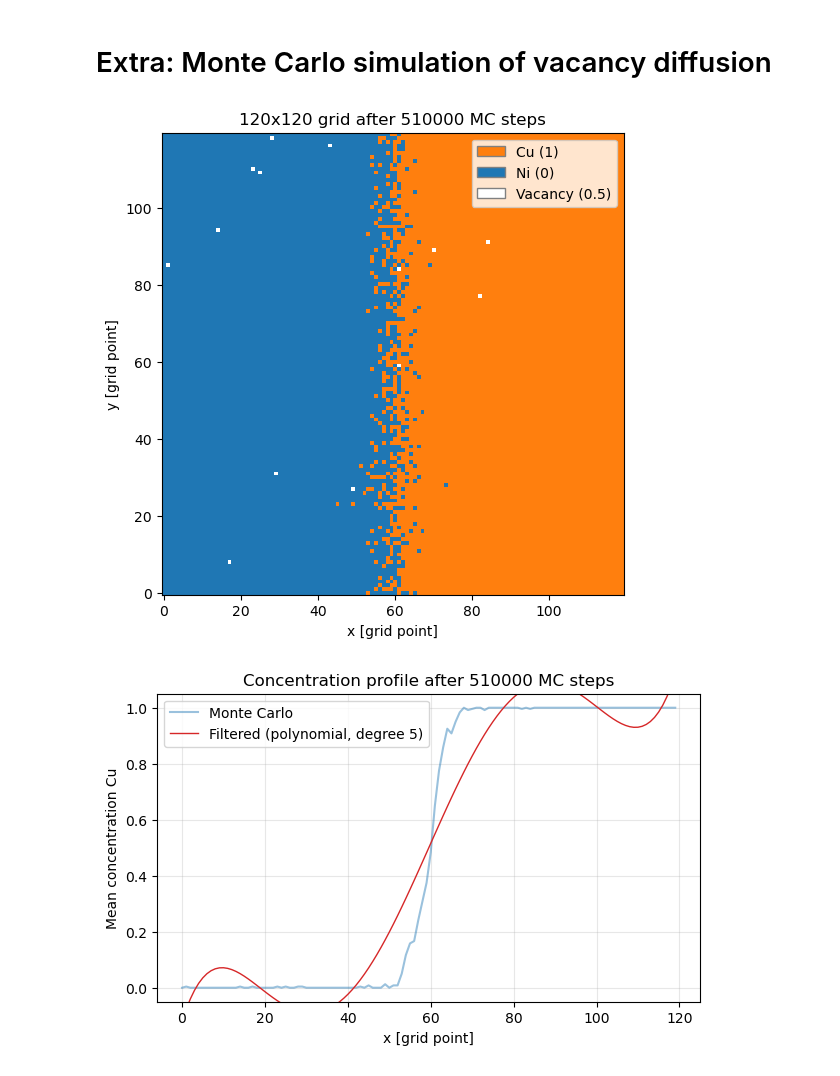
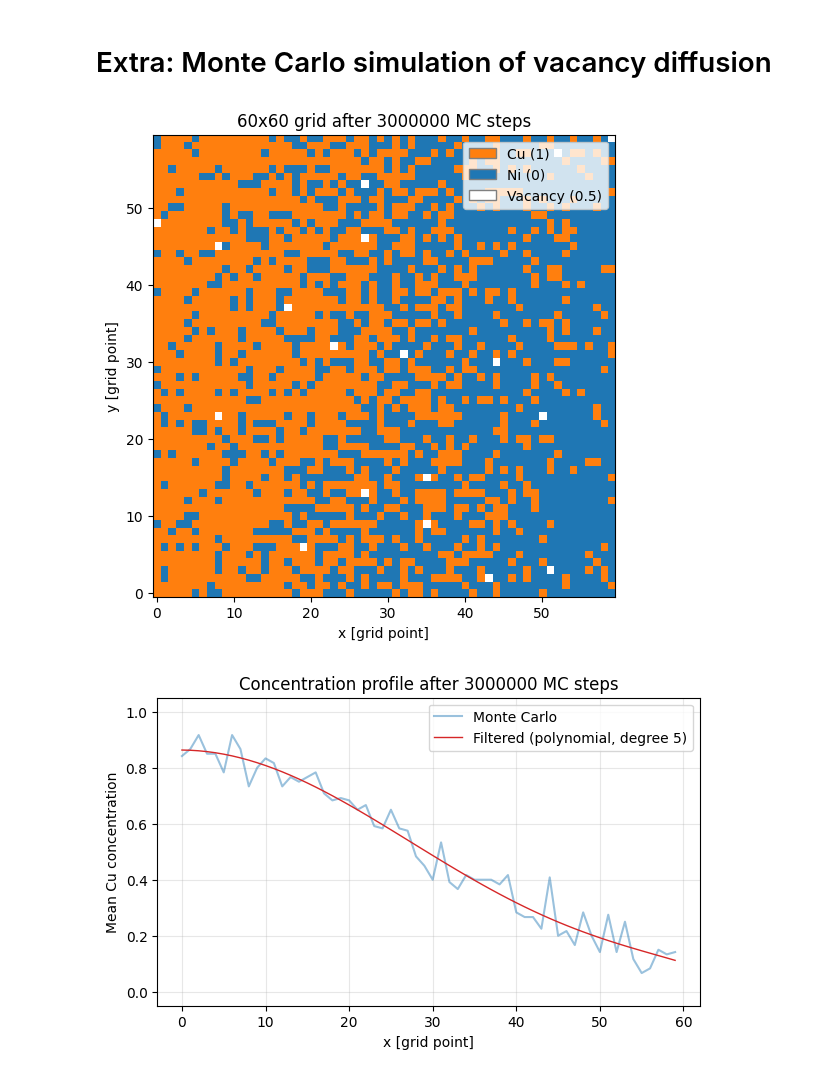
Before and after one commit to hedkjel/TMA4260-Project1, a Jupyter notebook: main.ipynb, the cells around one changed output. Saved outputs shown, nothing was run; the diff lists cells and outputs as text; code cells hidden in the pictures.

```diff
--- a/main.ipynb
+++ b/main.ipynb
@@ -347,14 +284,21 @@ plt.show()
 # %%
 #Defining variables to use later
-x_min = -1e-3   # m
-x_max = 1e-3    # m
-x_steps = 10
+x_min = -1
+x_max = 1
+x_steps = 120
 t_max = 30 # Hours
 t_max = t_max * 3600 # Convert to seconds
-t_steps = 10
+t_steps = 400
 
-D = Diff_coeff(T, D0_Cu, Q_Cu)   # Cu*  in Cu
-# D = Diff_coeff(T, D0_Ni, Q_Ni) # Ni*  in Ni
+R_kJ = 8.314e-3      # kJ/(mol*K)
+T = 1273          # K (1000 °C)
+
+D0_Cu, Q_Cu = 31, 200.3     # mm^2/s, kJ/mol
+D0_Ni, Q_Ni = 190, 279.7    # mm^2/s, kJ/mol
+
+D0_Cu = D0_Cu * np.exp(-Q_Cu / (R_kJ * T))   # Cu*  in Cu
+D0_Ni = D0_Ni * np.exp(-Q_Ni / (R_kJ * T)) # Ni*  in Ni
+D = D0_Cu
 # D = 10**-5
 # %%
 def setup(x_min=x_min, x_max=x_max, x_steps=x_steps, t_max=t_max, t_steps=t_steps, D=D):
@@ -363,7 +307,7 @@ def setup(x_min=x_min, x_max=x_max, x_steps=x_steps, t_max=t_max, t_steps=t_step
     C_matrix[0, :] = np.heaviside(x, 0.5)   # Using heaviside function to set the first row to 1 for x >= 0 and 0 for x < 0
     dx = (x_max - x_min) / (x_steps - 1)
     dt = t_max / (t_steps - 1)
-    r = [D * dt / dx**2]*t_steps
+    r = np.full((x_steps,), D * dt / dx**2)  # r is a vector of length x_steps with the same value D*dt/dx^2
     return C_matrix, dx, dt, r, x
 
 C_matrix, dx, dt, r, x = setup()
@@ -714,16 +941,16 @@ print(main2())
 # Monte Carlo approach to find Fick's first law through vacancies
 
 #----------- Parameters -----------------
-x_grid = 120
-y_grid = 120
-MC_steps = 0.51e6
-vacancy_volume = 0.1 # percent
+x_grid = 60
+y_grid = 60
+MC_steps = 1e6*3
+vacancy_volume = 0.5 # percent
 
 MC_steps = int(MC_steps)
 vacancy_volume = vacancy_volume/100
 
 Grid = np.zeros((x_grid, y_grid))
-Grid[len(Grid)//2:,:] = 1
+Grid[:len(Grid)//2,:] = 1
 n_vacancies = int(vacancy_volume * x_grid * y_grid)
 for i in range(n_vacancies):
     x = np.random.randint(0, x_grid)
@@ -750,43 +977,40 @@ def Monte_carlo_diff(Grid, MC):
         if neighbour != 0.5:                 # the neighbour is an atom (Cu or Ni), not another vacancy
             Grid[x, y] = neighbour           # the atom moves into where the vacancy was
             Grid[x + dx, y + dy] = 0.5       # the vacancy ends up where the atom was
-            vacancies[inx] = [x + dx, y + dy]  # updates the position of the vacancy
+            vacancies[inx] = [x + dx, y + dy]  # update the position of the vacancy
     return Grid
 
 Grid = Monte_carlo_diff(Grid, MC_steps)
 
 # ---------------------- Plotting ----------------------
-from matplotlib.colors import ListedColormap, BoundaryNorm
-from matplotlib.patches import Patch
-
 colors = ListedColormap(['tab:blue', 'white', 'tab:orange'])
 norm = BoundaryNorm([-0.25, 0.25, 0.75, 1.25], colors.N)
 plt.figure(figsize=(6, 6))
 plt.imshow(Grid.T, cmap=colors, norm=norm, origin='lower', interpolation='nearest')
 plt.xlabel('x [grid point]')
 plt.ylabel('y [grid point]')
 plt.title(f'{x_grid}x{y_grid} grid after {MC_steps} MC steps')
 plt.legend(handles=[Patch(facecolor='tab:orange', edgecolor='grey', label='Cu (1)'),Patch(facecolor='tab:blue', edgecolor='grey', label='Ni (0)'),Patch(facecolor='white', edgecolor='grey', label='Vacancy (0.5)')],loc='upper right')
 plt.show()
 
 #------------- Mean concentration per x position --------
 # the mean over all y for each x, i.e. np.mean(Grid[i,:]) for i = 0..x_grid-1
 mean_profile = Grid.mean(axis=1)
 
 # Filtering: least-squares fit of one polynomial over the whole profile.
 degree = 5
 mean_smoothed = np.polyval(np.polyfit(np.arange(x_grid), mean_profile, degree), np.arange(x_grid))
 
 plt.figure(figsize=(7, 4))
 plt.plot(np.arange(x_grid), mean_profile, '-', ms=3, alpha=0.45, label='Monte Carlo')
 plt.plot(np.arange(x_grid), mean_smoothed, '-', lw=1, color='tab:red', label=f'Filtered (polynomial, degree {degree})')
 plt.xlabel('x [grid point]')
-plt.ylabel('Mean concentration Cu')
+plt.ylabel('Mean Cu concentration')
 plt.title(f'Concentration profile after {MC_steps} MC steps')
 plt.ylim(-0.05, 1.05)
 plt.grid(alpha=0.3)
 plt.legend()
 plt.show()
 # %% [output]
-[figure, old version]
+[figure, new version]
-[figure, old version]
+[figure, new version]
```
Also changed, not shown: parts of 51 cells of this notebook.
